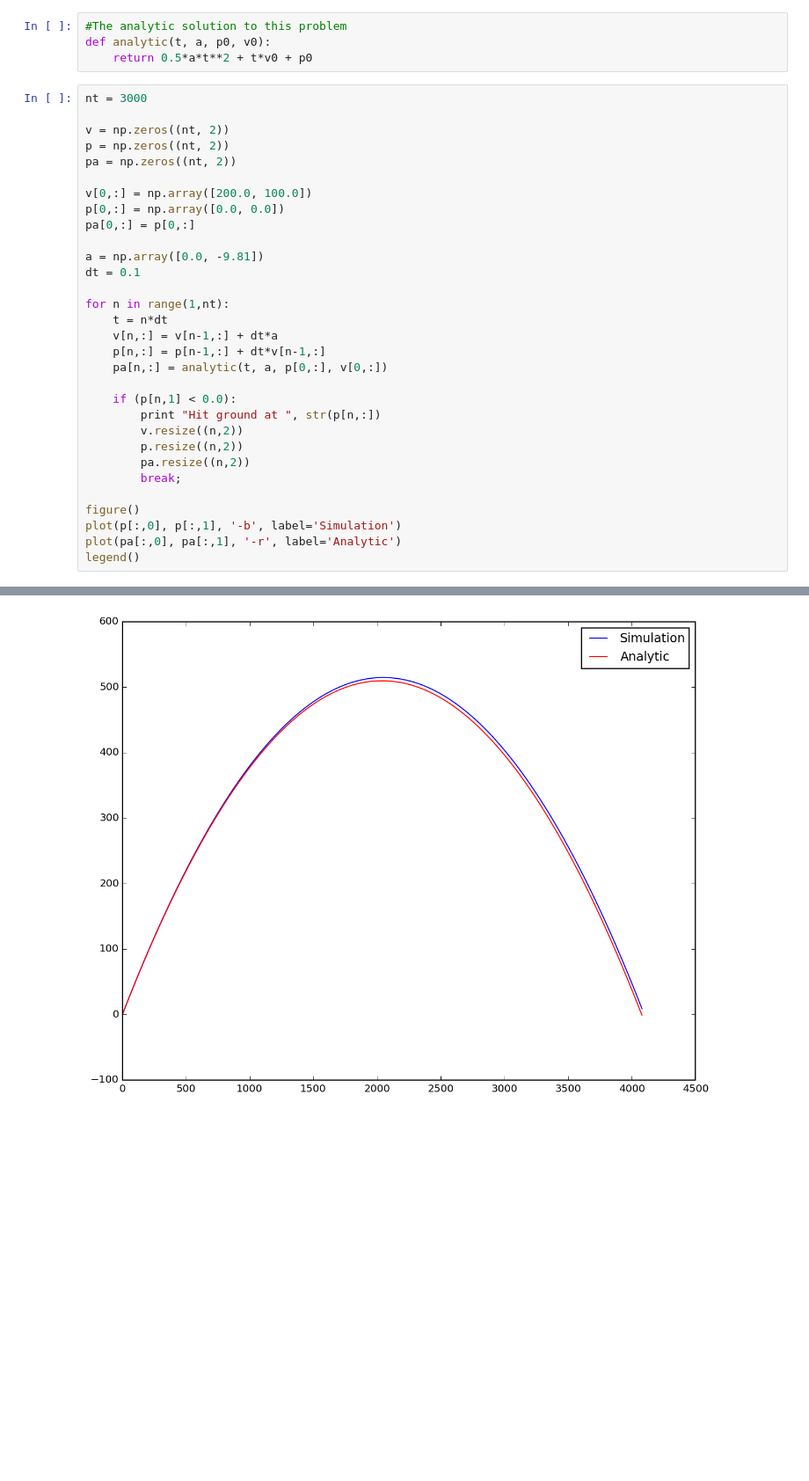
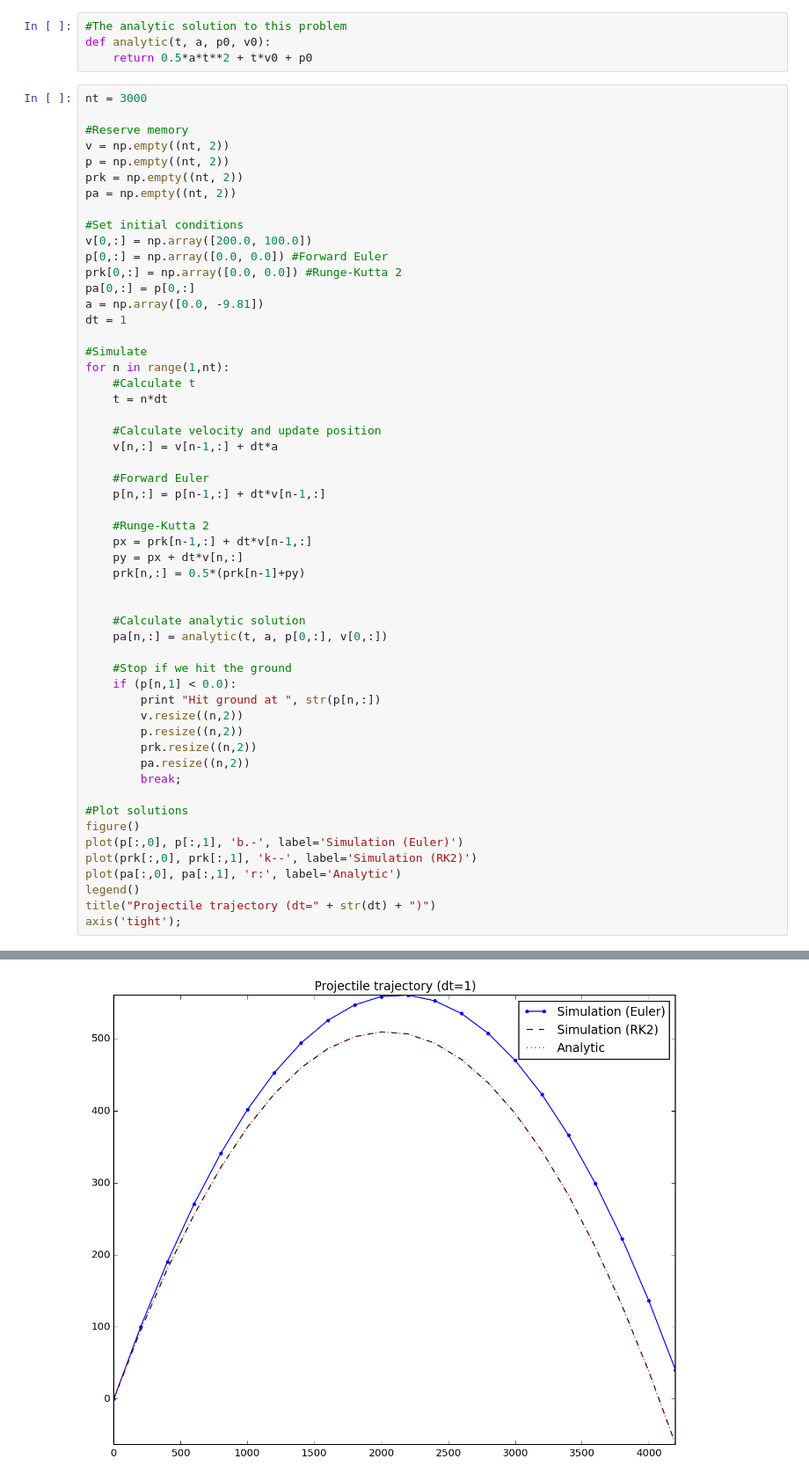
Before and after one commit to babrodtk/conslaws_python_opencl, a Jupyter notebook: Parabolic Motion.ipynb, the cells around one changed output, grey strips where cells are left out. Shown at 88% size. Cells and saved outputs as stored; diff of their text form; blank space fills up the shorter version.

```diff
--- a/Parabolic Motion.ipynb
+++ b/Parabolic Motion.ipynb
@@ -34,32 +34,55 @@ def analytic(t, a, p0, v0):
 # %%
 nt = 3000
 
-v = np.zeros((nt, 2))
-p = np.zeros((nt, 2))
-pa = np.zeros((nt, 2))
+#Reserve memory
+v = np.empty((nt, 2))
+p = np.empty((nt, 2))
+prk = np.empty((nt, 2))
+pa = np.empty((nt, 2))
 
+#Set initial conditions
 v[0,:] = np.array([200.0, 100.0])
-p[0,:] = np.array([0.0, 0.0])
+p[0,:] = np.array([0.0, 0.0]) #Forward Euler
+prk[0,:] = np.array([0.0, 0.0]) #Runge-Kutta 2
 pa[0,:] = p[0,:]
+a = np.array([0.0, -9.81])
+dt = 1
 
-a = np.array([0.0, -9.81])
-dt = 0.1
+#Simulate
+for n in range(1,nt):
+    #Calculate t
+    t = n*dt
 
-for n in range(1,nt):
-    t = n*dt
+    #Calculate velocity and update position
     v[n,:] = v[n-1,:] + dt*a
+
+    #Forward Euler
     p[n,:] = p[n-1,:] + dt*v[n-1,:]
+
+    #Runge-Kutta 2
+    px = prk[n-1,:] + dt*v[n-1,:]
+    py = px + dt*v[n,:]
+    prk[n,:] = 0.5*(prk[n-1]+py)
+
+
+    #Calculate analytic solution
     pa[n,:] = analytic(t, a, p[0,:], v[0,:])
 
+    #Stop if we hit the ground
     if (p[n,1] < 0.0):
         print "Hit ground at ", str(p[n,:])
         v.resize((n,2))
         p.resize((n,2))
+        prk.resize((n,2))
         pa.resize((n,2))
         break;
 
+#Plot solutions
 figure()
-plot(p[:,0], p[:,1], '-b', label='Simulation')
-plot(pa[:,0], pa[:,1], '-r', label='Analytic')
+plot(p[:,0], p[:,1], 'b.-', label='Simulation (Euler)')
+plot(prk[:,0], prk[:,1], 'k--', label='Simulation (RK2)')
+plot(pa[:,0], pa[:,1], 'r:', label='Analytic')
 legend()
+title("Projectile trajectory (dt=" + str(dt) + ")")
+axis('tight');
 # %% [output]
@@ -68 +90 @@ Hit ground at  [  4.10000000e+03  -1.27100000e+00]
-[figure, old version]
+[figure, new version]
```
Also changed, not shown: parts of 2 cells of this notebook.
